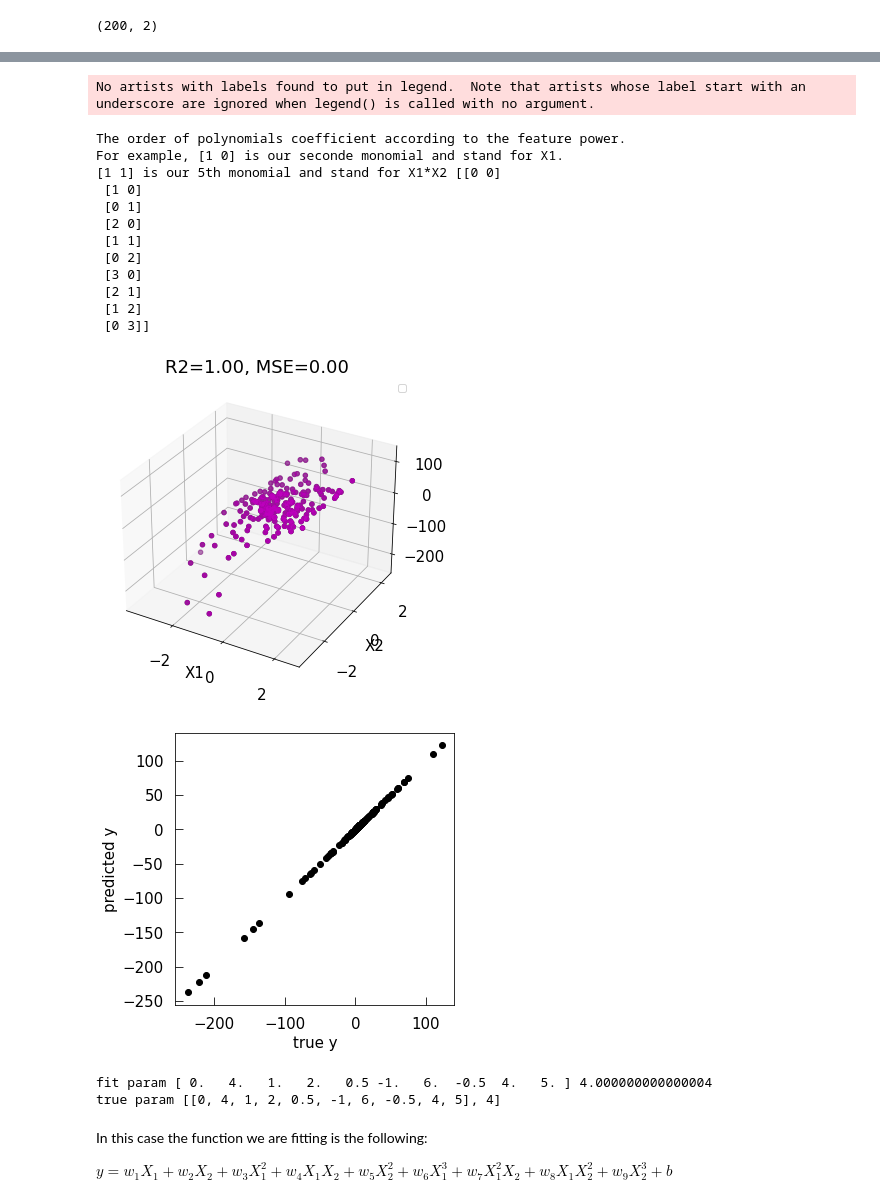
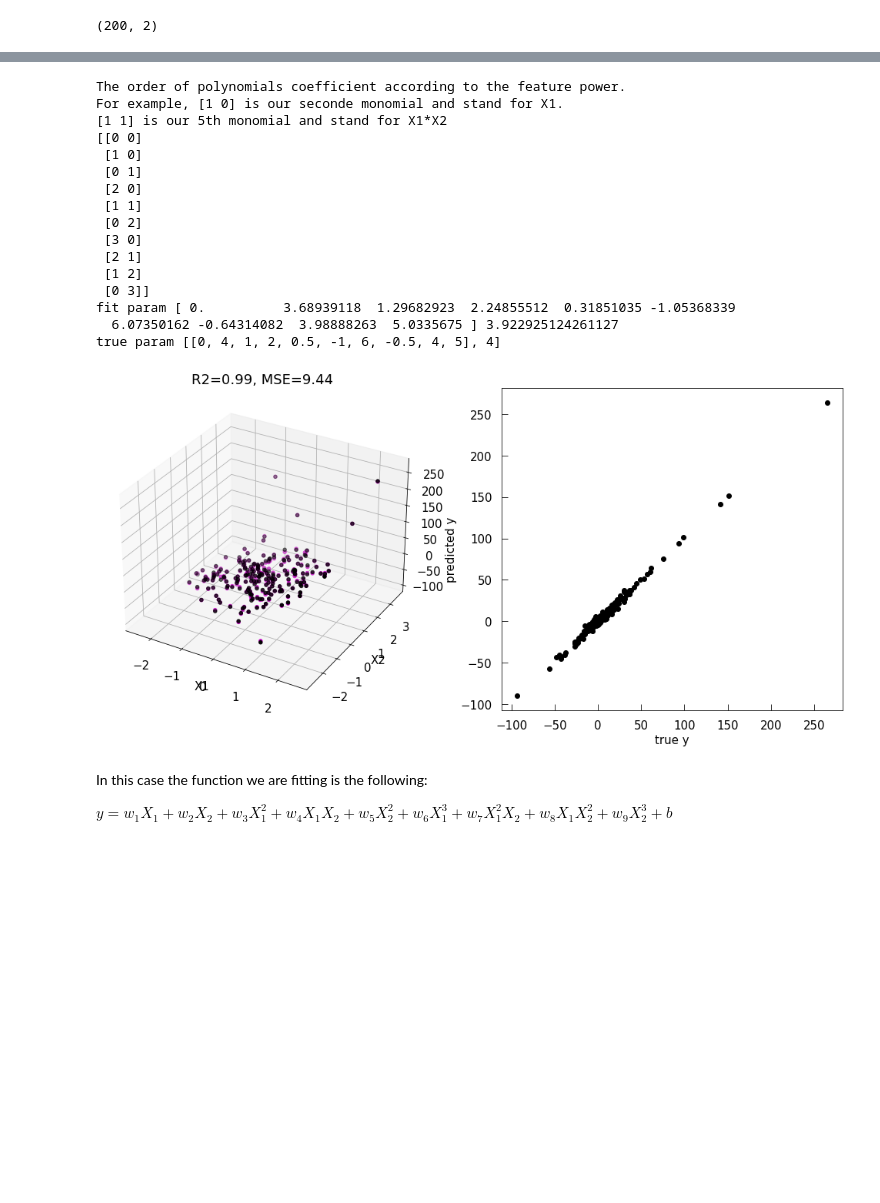
Before and after one commit to sib-swiss/intro-machine-learning-training, a Jupyter notebook: python_notebooks/Chapter_4_Machine_Learning_for_regression.ipynb, the cells around one changed output, grey strips where cells are left out. Drawn from its saved outputs; the diff is of its cells as text; code cells hidden in the pictures; blank space fills up the shorter version.

```diff
--- a/python_notebooks/Chapter_4_Machine_Learning_for_regression.ipynb
+++ b/python_notebooks/Chapter_4_Machine_Learning_for_regression.ipynb
@@ -332,12 +393,15 @@ true param [0, -3, 0, 6] 1
 Now you can actually do the same for more initial features: let's see with a 2D problem
 # %%
 # the function is a multivariate (2D) polynomial of degree 3 : that's 10 coefficients....
-# Here I put the noise to 0 but please play with that number to see how it affects your data and the model predicitions.
+# Here I put the noise to 0.5 but please play with that number
+# to see how it affects your data and the model predicitions.
 
 X2=np.ndarray.reshape(np.random.randn(400),200,2)
 print(np.shape(X2))
 
-y2=[4*v+u+2*v**2+0.5*v*u-1*u**2+6*v**3-0.5*v**2*u+4*v*u*u+5*u**3 +4 +0*np.random.randn()for v,u in zip(X2[:,0],X2[:,1])]
+noise = 3
+
+y2=[4*v+u+2*v**2+0.5*v*u-1*u**2+6*v**3-0.5*v**2*u+4*v*u*u+5*u**3 +4 +noise*np.random.randn()for v,u in zip(X2[:,0],X2[:,1])]
 # %% [output]
 (200, 2)
 # %%
@@ -353,53 +417,55 @@ plt.show()
 # %%
 poly = PolynomialFeatures(degree=3)
 
 X_poly=poly.fit_transform(X2)
 print('The order of polynomials coefficient according to the feature power.')
 print('For example, [1 0] is our seconde monomial and stand for X1.')
-print('[1 1] is our 5th monomial and stand for X1*X2',poly.powers_)
+print('[1 1] is our 5th monomial and stand for X1*X2')
+print(poly.powers_)
 
 lr=LinearRegression()
 lr.fit(X_poly,y2)
 y_predict=lr.predict(X_poly)
 R2=r2_score(y2,y_predict)
 MSE=mean_squared_error(y2,y_predict)
 
-fig = plt.figure()
-ax = fig.add_subplot(111, projection='3d')
+
+fig = plt.figure(figsize=(14,7))
+
+ax = fig.add_subplot(121, projection='3d')
 ax.scatter(X2[:,0], X2[:,1], y2, s=20, c='k', depthshade=True)
+ax.scatter(X2[:,0],X2[:,1],y_predict ,color='m')
+ax.set_title('R2={0:.2f}, MSE={1:.2f}'.format(R2,MSE))
+ax.set_xlabel('X1')
+ax.set_ylabel('X2')
 
-ax.scatter(X2[:,0],X2[:,1],y_predict ,color='m')
-plt.legend(loc='best',fontsize=10)
-plt.title('R2={0:.2f}, MSE={1:.2f}'.format(R2,MSE))
-plt.xlabel('X1')
-plt.ylabel('X2')
+ax = fig.add_subplot(122)
+ax.plot(y2,y_predict,'ko')
+ax.set_xlabel('true y')
+ax.set_ylabel('predicted y')
+
 plt.tight_layout()
 
-plt.show()
-plt.plot(y2,y_predict,'ko')
-plt.xlabel('true y')
-plt.ylabel('predicted y')
-plt.show()
 print('fit param',lr.coef_,lr.intercept_)
 print('true param',[[0,4,1,2,0.5,-1,6,-0.5,4,5],4])
 # %% [output]
-No artists with labels found to put in legend.  Note that artists whose label start with an underscore are ignored when legend() is called with no argument.
+The order of polynomials coefficient according to the feature power.
+For example, [1 0] is our seconde monomial and stand for X1.
+[1 1] is our 5th monomial and stand for X1*X2
+[[0 0]
+ [1 0]
+ [0 1]
+ [2 0]
+ [1 1]
+ [0 2]
+ [3 0]
+ [2 1]
+ [1 2]
+ [0 3]]
+fit param [ 0.          3.68939118  1.29682923  2.24855512  0.31851035 -1.05368339
+  6.07350162 -0.64314082  3.98888263  5.0335675 ] 3.922925124261127
+true param [[0, 4, 1, 2, 0.5, -1, 6, -0.5, 4, 5], 4]
-The order of polynomials coefficient according to the feature power.
-For example, [1 0] is our seconde monomial and stand for X1.
-[1 1] is our 5th monomial and stand for X1*X2 [[0 0]
- [1 0]
- [0 1]
- [2 0]
- [1 1]
- [0 2]
- [3 0]
- [2 1]
- [1 2]
- [0 3]]
-[figure, old version]
+[figure, new version]
-[figure, removed]
-fit param [ 0.   4.   1.   2.   0.5 -1.   6.  -0.5  4.   5. ] 4.000000000000004
-true param [[0, 4, 1, 2, 0.5, -1, 6, -0.5, 4, 5], 4]
 # %% [markdown]
 In this case the function we are fitting is the following:
 
```
Also changed, not shown: parts of 66 cells of this notebook.
